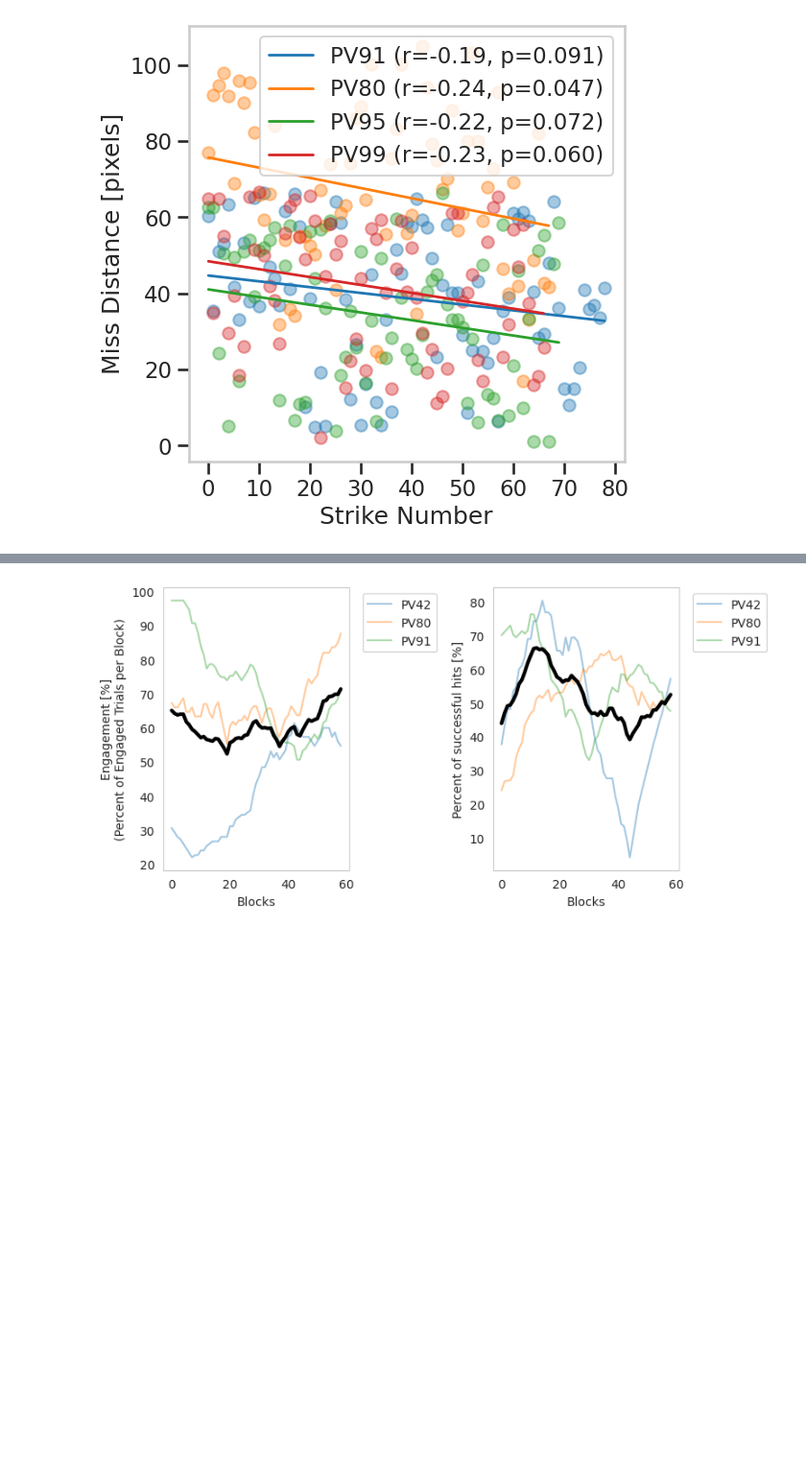
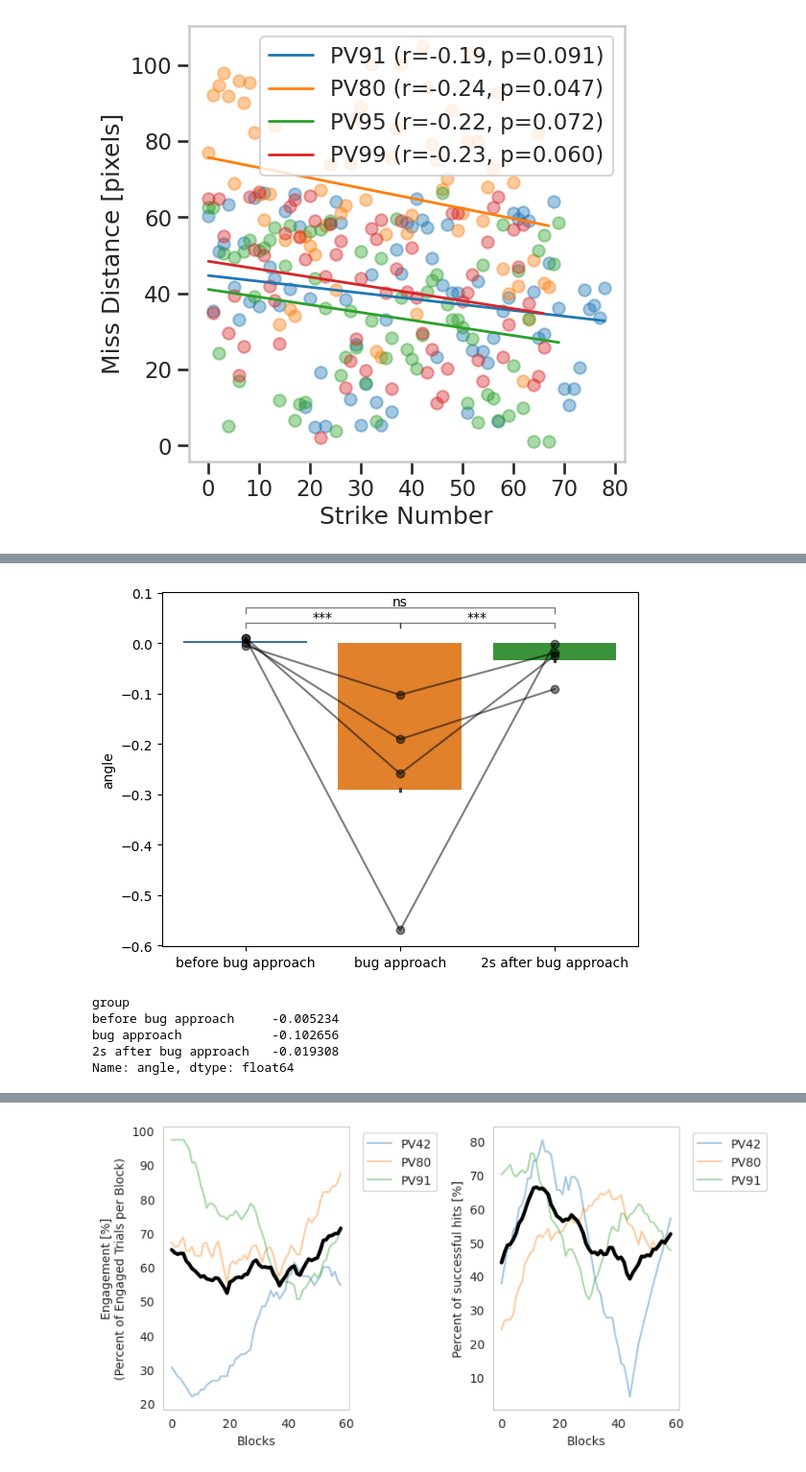
Before and after one commit to EvolutionaryNeuralCodingLab/PreyTouch, a Jupyter notebook: notebooks/arena_paper.ipynb, the cells around one changed output, grey strips where cells are left out. Shown at 96% size. Cells and saved outputs as stored; diff of their text form; code cells hidden in the pictures; blank space fills up the shorter version.

```diff
--- a/notebooks/arena_paper.ipynb
+++ b/notebooks/arena_paper.ipynb
@@ -567,0 +912,53 @@ with sns.plotting_context("talk"):
+# %%
+from scipy.stats import friedmanchisquare
+import scikit_posthocs as sp
+
+
+def convert_pvalue_to_asterisks(pvalue):
+    if pvalue <= 0.001:
+        return "***"
+    elif pvalue <= 0.01:
+        return "**"
+    elif pvalue <= 0.05:
+        return "*"
+    return "ns"
+
+
+ax = plt.subplot()
+chosen_animals = ["PV91","PV163","PV80","PV95"]
+groups = ['before bug approach', 'bug approach', '2s after bug approach']
+df = zf.query(f'animal_id in {chosen_animals}')
+sns.barplot(data=df, x="group", y="angle", hue="group", order=groups, estimator=np.nanmean, errorbar='se', ax=ax, legend=False)
+ax.set_xlabel('')
+
+# N = min([len(df.query(f'group=="{g}"').angle.dropna()) for g in groups])
+N = 10000
+data = [df.query(f'group=="{g}"').angle.dropna().sample(N, random_state=42).values for g in groups]
+stat, p = friedmanchisquare(*data)
+p_values = sp.posthoc_nemenyi_friedman(np.array(data).T)
+
+h_ = 0.01
+for i, j, y in [(0, 1, 0.03), (0, 2, 0.06), (1, 2, 0.03)]:
+    bar1 = ax.patches[i]
+    bar2 = ax.patches[j]
+    j = bar1._x0 + (bar1._width / 2)
+    x2 = bar2._x0 + (bar2._width / 2)
+    pval = p_values.loc[i, j]
+    ax.plot([j, j, x2, x2], [y, y + h_, y + h_, y], lw=1, c='k', alpha=0.5)
+    ax.text((j + x2)/2, y + 1.4*h_, convert_pvalue_to_asterisks(pval), ha='center')
+
+for animal_id in chosen_animals:
+    z = df.query(f'animal_id=="{animal_id}"').groupby('group').angle.mean().reindex(groups)
+    ax.plot(np.arange(len(groups)), z.values, '-o', color='k', label=animal_id, alpha=0.5)
+
+ax.set_ylabel('Angle Change [deg]')
+# %% [output]
+[figure, added]
+# %%
+z
+# %% [output]
+group
+before bug approach     -0.005234
+bug approach            -0.102656
+2s after bug approach   -0.019308
+Name: angle, dtype: float64
```
Also changed, not shown: parts of 21 cells of this notebook, 2 other files.
